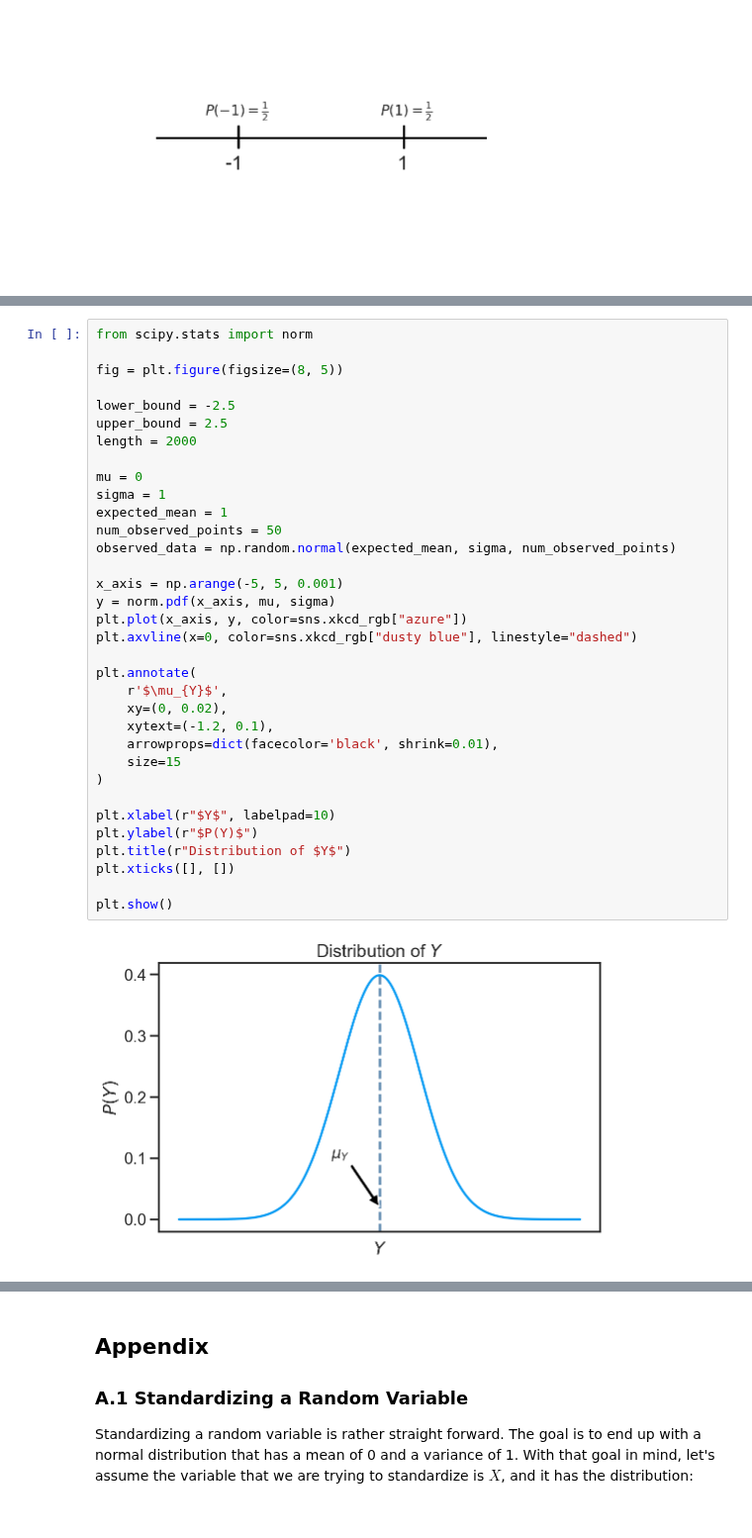
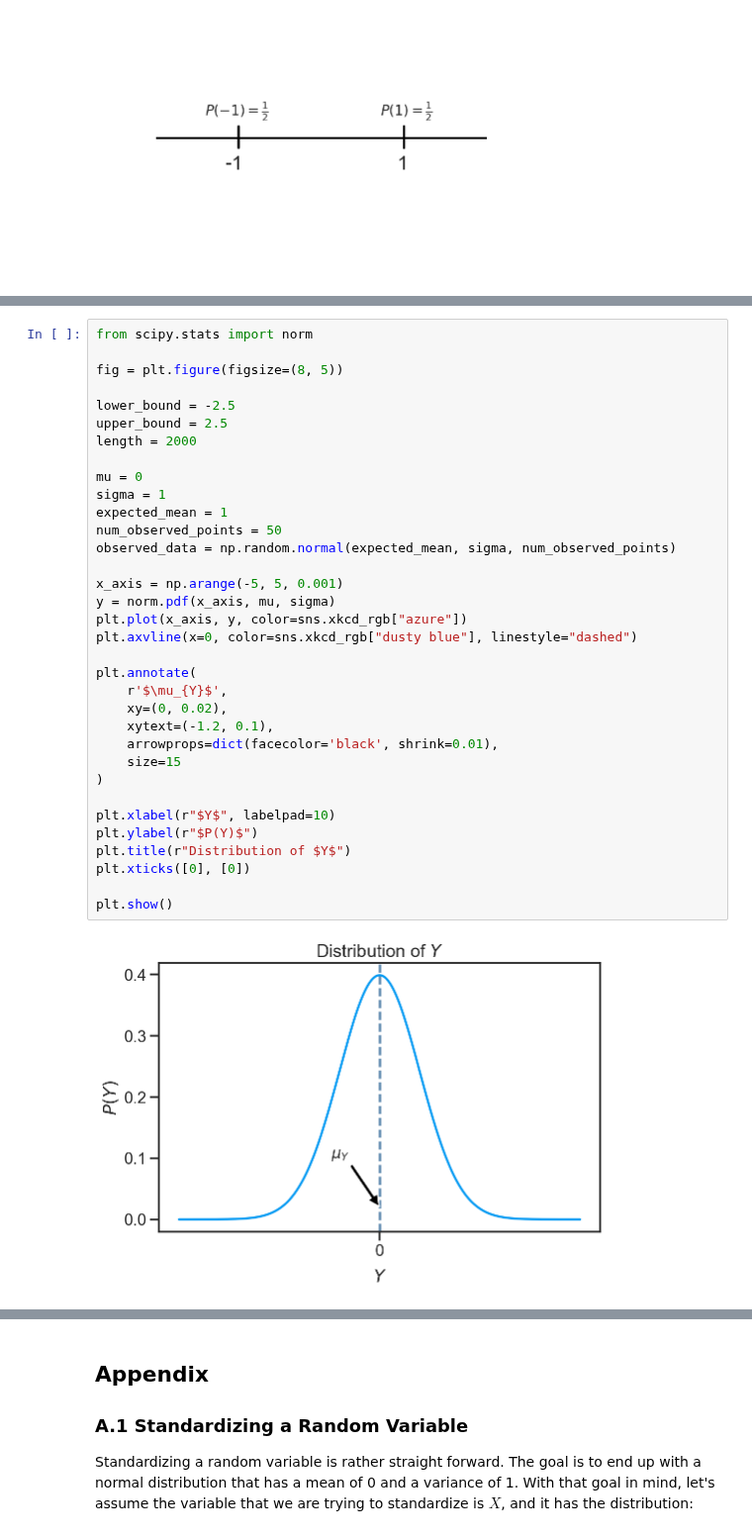
Before and after one commit to NathanielDake/intuitiveml, a Jupyter notebook: Mathematics/03-Probability-03-Inequalities.ipynb, the cells around one changed output, grey strips where cells are left out. Shown at 99% size. Saved outputs shown, nothing was run; the diff lists cells and outputs as text.

```diff
--- a/Mathematics/03-Probability-03-Inequalities.ipynb
+++ b/Mathematics/03-Probability-03-Inequalities.ipynb
@@ -642,33 +642,33 @@ fig = plt.figure(figsize=(8, 5))
 
 lower_bound = -2.5
 upper_bound = 2.5
 length = 2000
 
 mu = 0
 sigma = 1
 expected_mean = 1
 num_observed_points = 50
 observed_data = np.random.normal(expected_mean, sigma, num_observed_points)
 
 x_axis = np.arange(-5, 5, 0.001)
 y = norm.pdf(x_axis, mu, sigma)
 plt.plot(x_axis, y, color=sns.xkcd_rgb["azure"])
 plt.axvline(x=0, color=sns.xkcd_rgb["dusty blue"], linestyle="dashed")
 
 plt.annotate(
     r'$\mu_{Y}$',
     xy=(0, 0.02),
     xytext=(-1.2, 0.1),
     arrowprops=dict(facecolor='black', shrink=0.01),
     size=15
 )
 
 plt.xlabel(r"$Y$", labelpad=10)
 plt.ylabel(r"$P(Y)$")
 plt.title(r"Distribution of $Y$")
-plt.xticks([], [])
+plt.xticks([0], [0])
 
 plt.show()
 # %% [output]
-[figure, old version]
+[figure, new version]
 # %% [markdown]
```
Also changed, not shown: parts of 12 cells of this notebook.
